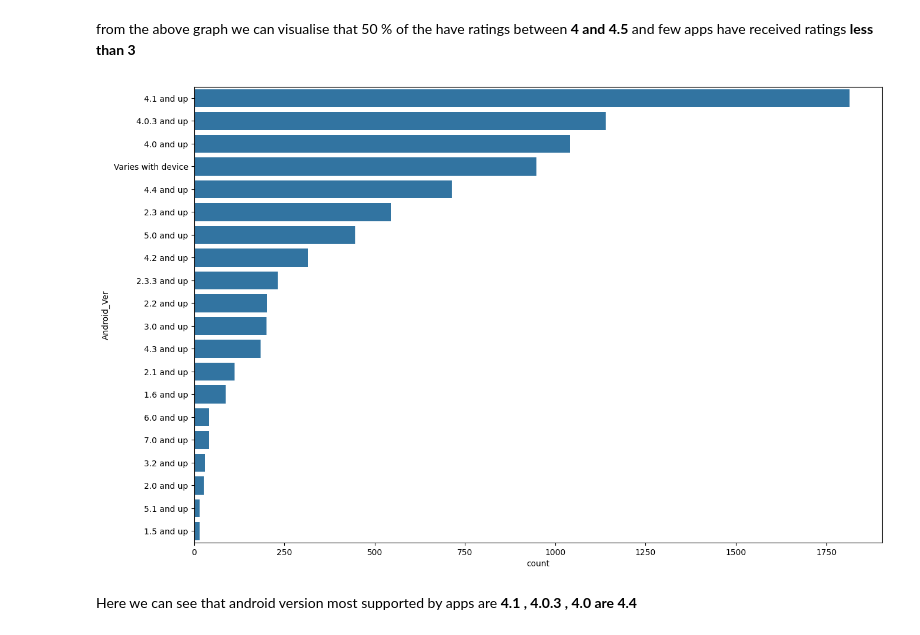
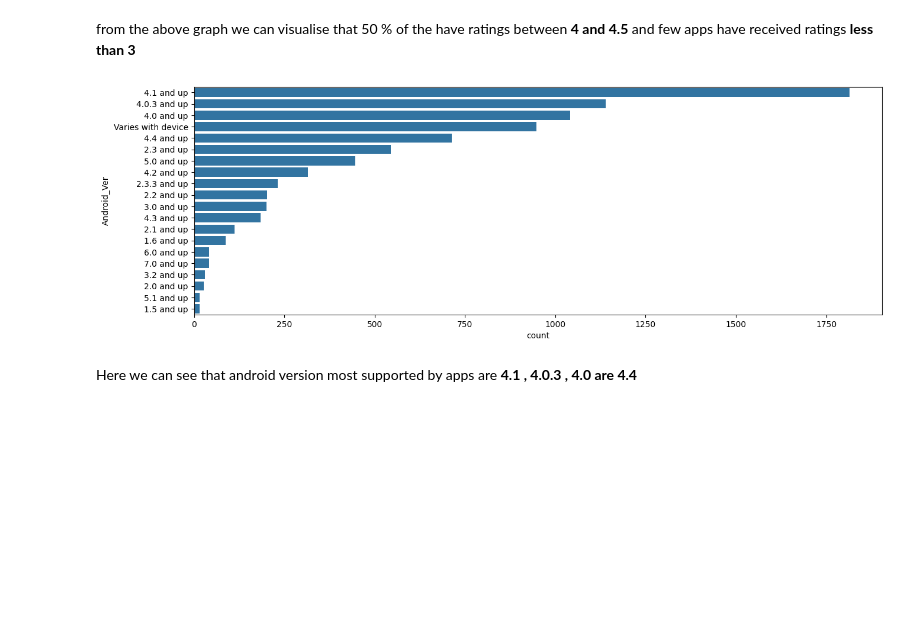
Before and after one commit to ShashankBDSC/playstoreEDA, a Jupyter notebook: playstoreEDA.ipynb, the cells around one changed output. Saved outputs shown, nothing was run; the diff lists cells and outputs as text; code cells hidden in the pictures; blank space fills up the shorter version.

```diff
--- a/playstoreEDA.ipynb
+++ b/playstoreEDA.ipynb
@@ -427,0 +407,3 @@ df=df3.copy()
+# %%
+df2=df.groupby('App')['Reviews'].max().reset_index()
+df2
@@ -427,0 +424,3 @@ df=df3.copy()
+# %%
+df3=df2.merge(df,on=['App','Reviews']).sort_values(by='App')
+df3
@@ -427,0 +441,2 @@ df=df3.copy()
+# %%
+f=df3.groupby('App').first().reset_index()
@@ -428,3 +459,6 @@ df=df3.copy()
+# %%
+df=f.copy()
+df3,df4,f='','',''
 # %%
 df['Installs_In_Million']/=1000000
 # %%
@@ -511,12 +545,12 @@ plt.show()
 # %% [markdown]
 from the above graph we can visualise that 50 % of the have ratings between **4 and 4.5** and few apps have received ratings **less than 3**
 # %%
-plt.figure(figsize=(15,10))
+plt.figure(figsize=(15,5))
 t=df['Android_Ver'].value_counts().reset_index().head(20)
 sns.barplot(data=t,y='Android_Ver',x='count')
 plt.show()
 # %% [output]
-[figure, old version]
+[figure, new version]
 # %% [markdown]
 Here we can see that android version most supported by apps are **4.1 , 4.0.3 , 4.0 are 4.4**
 # %%
```
Also changed, not shown: parts of 31 cells of this notebook.
